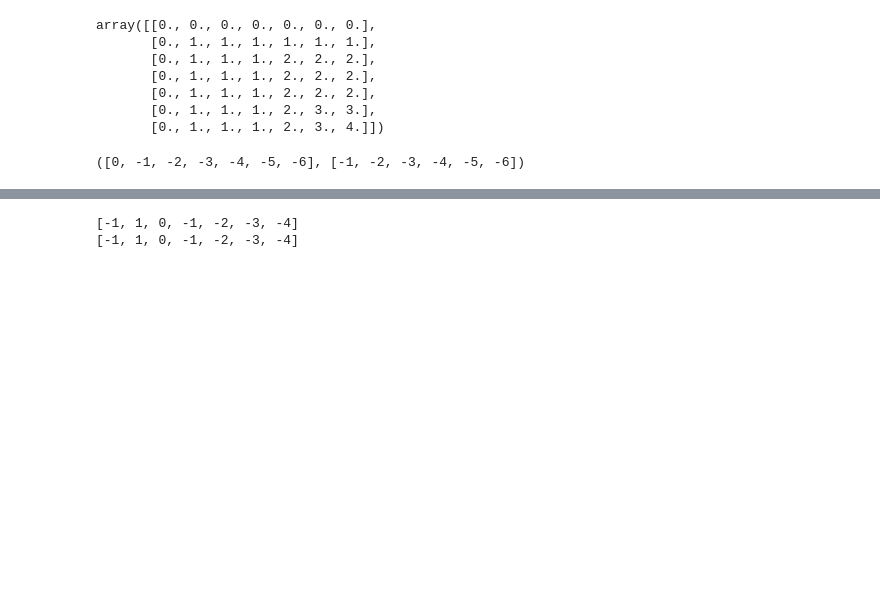
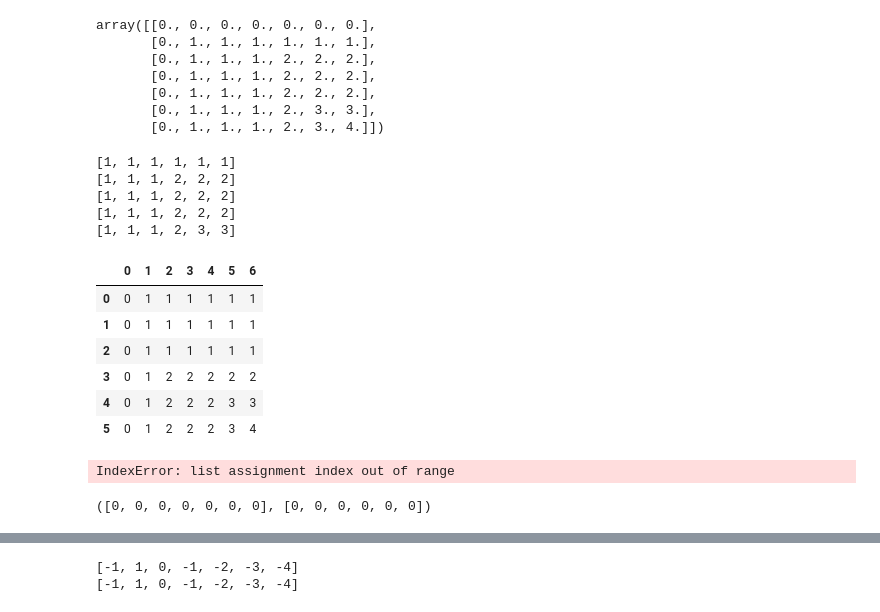
Before and after one commit to rodriguezmDNA/bioinformaticsAlgorithms, a Jupyter notebook: proteinAlignment_blosum.ipynb, the cells around one changed output, grey strips where cells are left out. Saved outputs shown, nothing was run; the diff lists cells and outputs as text; code cells hidden in the pictures; blank space fills up the shorter version.

Commit message:
update protein alignment notebook

```diff
--- a/proteinAlignment_blosum.ipynb
+++ b/proteinAlignment_blosum.ipynb
@@ -1099,17 +1099,84 @@ array([[0., 0., 0., 0., 0., 0., 0.],
        [0., 1., 1., 1., 2., 2., 2.],
        [0., 1., 1., 1., 2., 3., 3.],
        [0., 1., 1., 1., 2., 3., 4.]])
+# %%
+
+def linSpaceAlignOcFiv(residue,y,updatedScore,nullScore,match=1,indel=0,mismatch=0,j=0,verbose=False):
+
+    n = len(y)
+
+    updatedScore = [nullScore[j]] + updatedScore
+    prevScore = updatedScore.copy()
+
+    #(prevScore,updatedScore)
+
+    for i in range(1,n+1):
+        if residue == y[i-1]:
+            if verbose: print(i, 'match',y[i-1], prevScore,updatedScore)
+            updatedScore[i] = prevScore[i-1] + match
+        else:
+            if verbose: print(i,'no match', y[i-1], prevScore,updatedScore,'choose',
+                                  updatedScore[i-1],
+                                  updatedScore[i],prevScore[i-1])
+            updatedScore[i] = max(updatedScore[i-1] + indel, #Up
+                                  updatedScore[i] + indel, #Left
+                                  prevScore[i-1] + mismatch) #Mismatch
+        if verbose: print(updatedScore,"\n----")
+    return updatedScore[1:]
+# %%
+score = list(np.cumsum([indel for _ in y]))
+nullScore = list(np.cumsum([0] + [indel for _ in x]))
+
+
+A0=linSpaceAlignOcFiv('A',y,score,nullScore,verbose=False)
+print(A0)
+C1=linSpaceAlignOcFiv('C',y,A0,nullScore,verbose=False)
+print(C1)
+G34 = linSpaceAlignOcFiv('G',y,C1,nullScore,verbose=False)
+print(G34)
+print(G34)
+A5 = linSpaceAlignOcFiv('A',y,G34,nullScore,verbose=False)
+print(A5)
+# %% [output]
+[1, 1, 1, 1, 1, 1]
+[1, 1, 1, 2, 2, 2]
+[1, 1, 1, 2, 2, 2]
+[1, 1, 1, 2, 2, 2]
+[1, 1, 1, 2, 3, 3]
+# %%
+score = list(np.cumsum([indel for _ in y]))
+nullScore = list(np.cumsum([0] + [indel for _ in x]))
+
+dScores = {0:score}
+for i in range(1,len(x)+1):
+    dScores[i] = linSpaceAlignOcFiv(x[i-1],y,dScores[i-1],nullScore,verbose=False,j=i-1)
+
+pd.DataFrame.from_dict(dScores.values()).T
+# %% [output]
+|  | 0 | 1 | 2 | 3 | 4 | 5 | 6 |
+| 0 | 0 | 1 | 1 | 1 | 1 | 1 | 1 |
+| 1 | 0 | 1 | 1 | 1 | 1 | 1 | 1 |
+| 2 | 0 | 1 | 1 | 1 | 1 | 1 | 1 |
+| 3 | 0 | 1 | 2 | 2 | 2 | 2 | 2 |
+| 4 | 0 | 1 | 2 | 2 | 2 | 3 | 3 |
+| 5 | 0 | 1 | 2 | 2 | 2 | 3 | 4 |
+# %%
+updatedScore = list(np.cumsum([0] + [indel for _ in y]))
+nullScore = list(np.cumsum([0] + [indel for _ in x]))
+linSpaceAlignOcFiv('A',y,A0,nullScore)
+# %% [output]
+IndexError: list assignment index out of range
 # %%
 x='ACGGAA'
 y='ATTCAA'
-indel = -1
+indel = 0
 score = list(np.cumsum([indel for _ in y]))
 n = len(y)
 ### top row on the initialization F-matrix. Cumulative sum of indels
 nullScore = list(np.cumsum([0] + [indel for _ in x]))
 (nullScore,score)
 # %% [output]
-([0, -1, -2, -3, -4, -5, -6], [-1, -2, -3, -4, -5, -6])
+([0, 0, 0, 0, 0, 0, 0], [0, 0, 0, 0, 0, 0])
 # %%
 updatedScore = [nullScore[0]] + score
 prevScore = updatedScore.copy()
```
Also changed, not shown: parts of 12 cells of this notebook.
